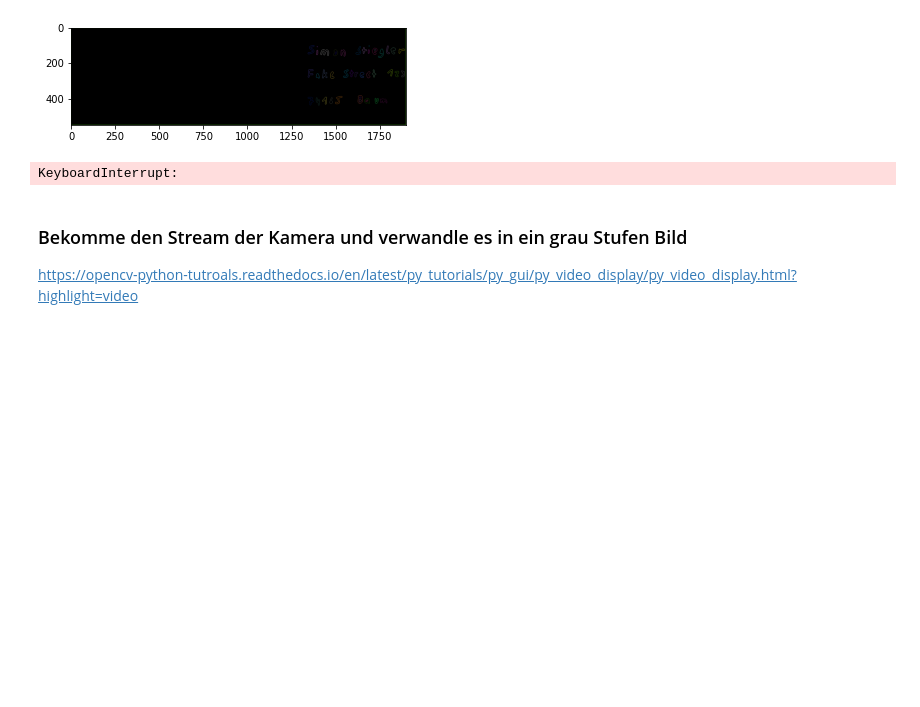
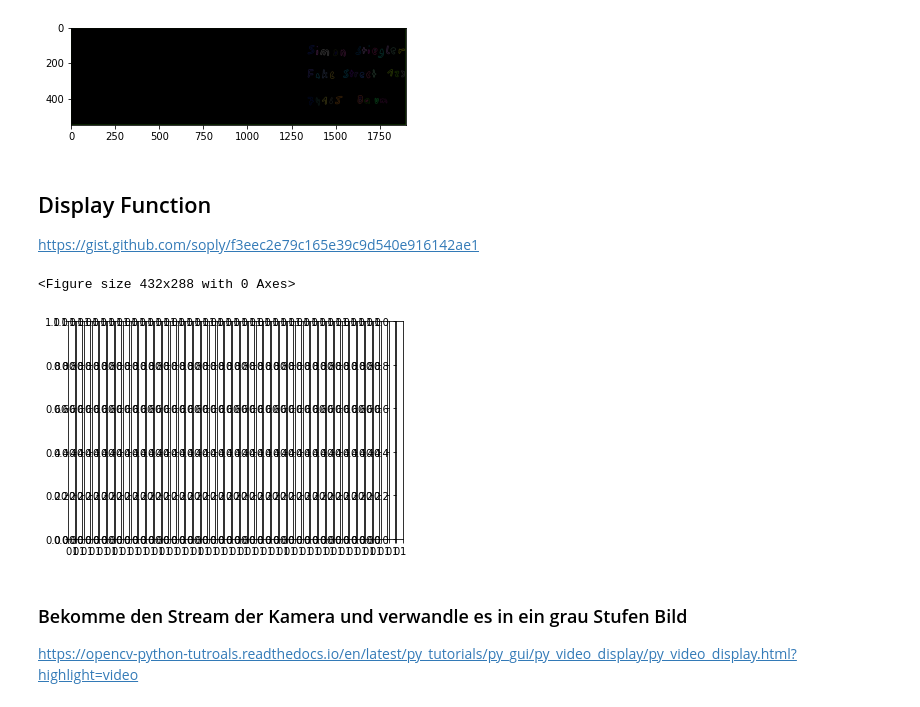
Before and after one commit to SimonStiegler/CRV_Postleitzahlerkennung, a Jupyter notebook: Programm.ipynb, the cells around one changed output. Saved outputs shown, nothing was run; the diff lists cells and outputs as text; code cells hidden in the pictures; blank space fills up the shorter version.

Commit message:
display character

```diff
--- a/Programm.ipynb
+++ b/Programm.ipynb
@@ -218,3 +218,6 @@ plt.imshow(contourImg)
 # %% [output]
 <matplotlib.image.AxesImage at 0x...>
 [figure]
+# %% [markdown]
+## Display Function
+https://gist.github.com/soply/f3eec2e79c165e39c9d540e916142ae1
@@ -221,16 +250,20 @@ plt.imshow(contourImg)
 # %%
-for contour in contoursAF:
+plt.figure()
+# fix, axes = plt.subplots(1,len(contoursAF))
+characters = []
+for index,contour in enumerate(contoursAF):
     # [x,y,width,height]
     rect = cv2.boundingRect(contour)
     x = rect[0]
     y = rect[1]
     width = rect[2]
     height = rect[3]
     if(width>5 and height>5 and width!=widthAF):
-        character = binAF[y,int(x-width/2):int(x+width/2)]
-        plt.imshow(character,cmap="gray")
+        characters.append(binAF[y:y+height,x:x+width])
+        # plt.imshow(character,cmap="gray")
 # %% [output]
-KeyboardInterrupt:
+<Figure size 432x288 with 0 Axes>
+[figure, added]
 # %%
 # # cutting the edges
 # angle = 30
```
Also changed, not shown: parts of 1 cell of this notebook.
